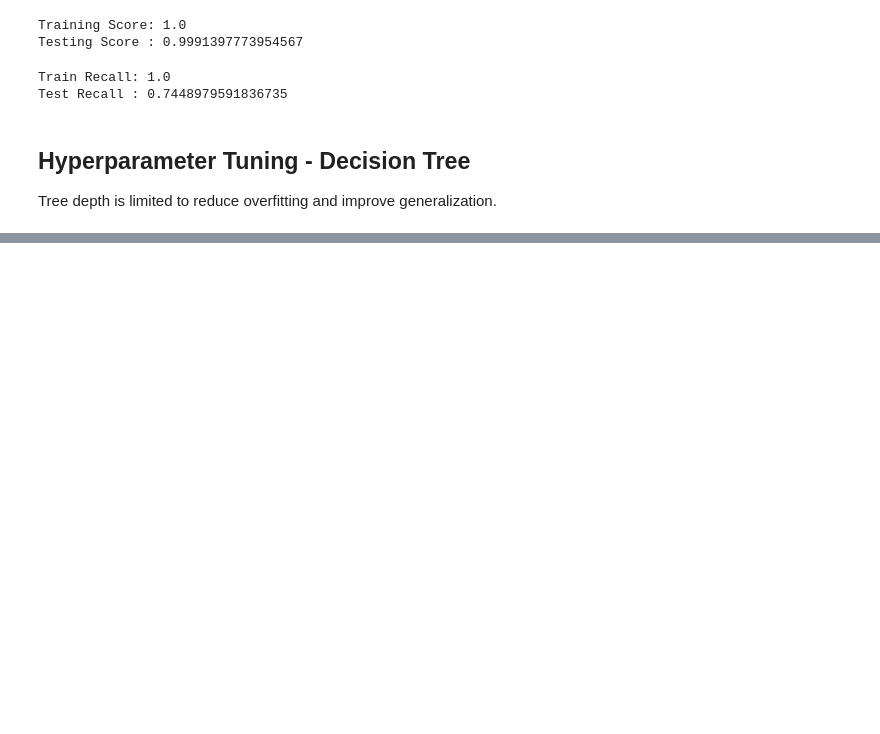
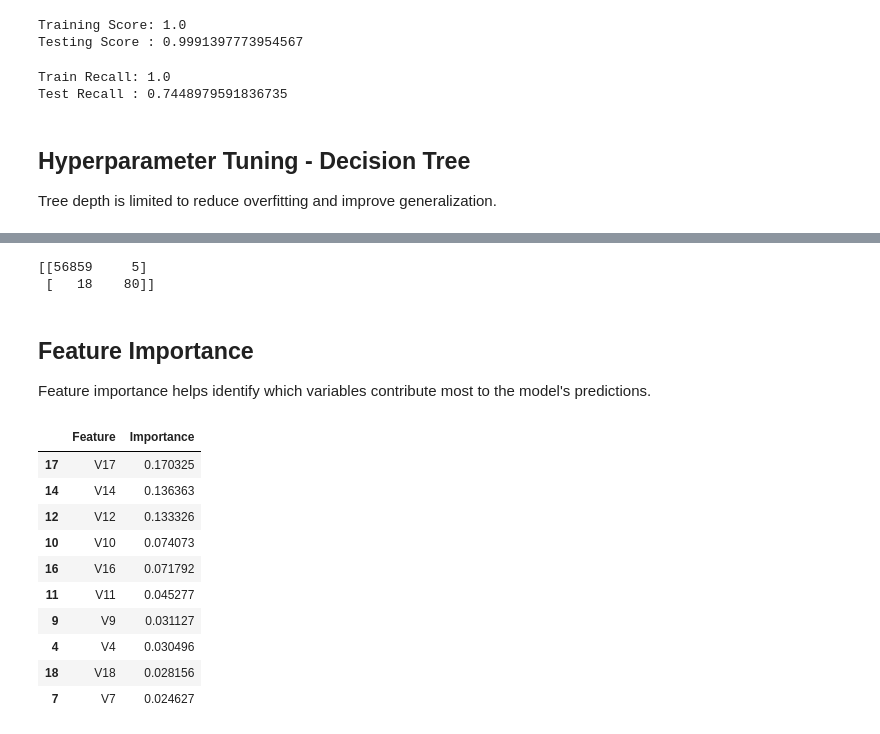
Before and after one commit to rifat-ml-dev/ml-engineer-journey, a Jupyter notebook: fraud_detection_project/notebooks/fraud_detection.ipynb, the cells around one changed output, grey strips where cells are left out. Drawn from its saved outputs; the diff is of its cells as text; code cells hidden in the pictures; blank space fills up the shorter version.

```diff
--- a/fraud_detection_project/notebooks/fraud_detection.ipynb
+++ b/fraud_detection_project/notebooks/fraud_detection.ipynb
@@ -278,0 +346,36 @@ y_pred_dt_tuned = dt_tuned.predict(X_test)
+# %%
+#Random Forest Confusion Matrix
+cm_rf = confusion_matrix(y_test, y_pred_rf)
+
+print(cm_rf)
+# %% [output]
+[[56859     5]
+ [   18    80]]
+# %% [markdown]
+## Feature Importance
+
+Feature importance helps identify which variables contribute most to the model's predictions.
+# %%
+feature_importance = pd.DataFrame({
+    "Feature": X.columns,
+    "Importance": rf.feature_importances_
+})
+
+feature_importance = feature_importance.sort_values(
+    by="Importance",
+    ascending=False
+)
+
+feature_importance.head(10)
+# %% [output]
+|  | Feature | Importance |
+| 17 | V17 | 0.170325 |
+| 14 | V14 | 0.136363 |
+| 12 | V12 | 0.133326 |
+| 10 | V10 | 0.074073 |
+| 16 | V16 | 0.071792 |
+| 11 | V11 | 0.045277 |
+| 9 | V9 | 0.031127 |
+| 4 | V4 | 0.030496 |
+| 18 | V18 | 0.028156 |
+| 7 | V7 | 0.024627 |
```
Also changed, not shown: parts of 13 cells of this notebook.
